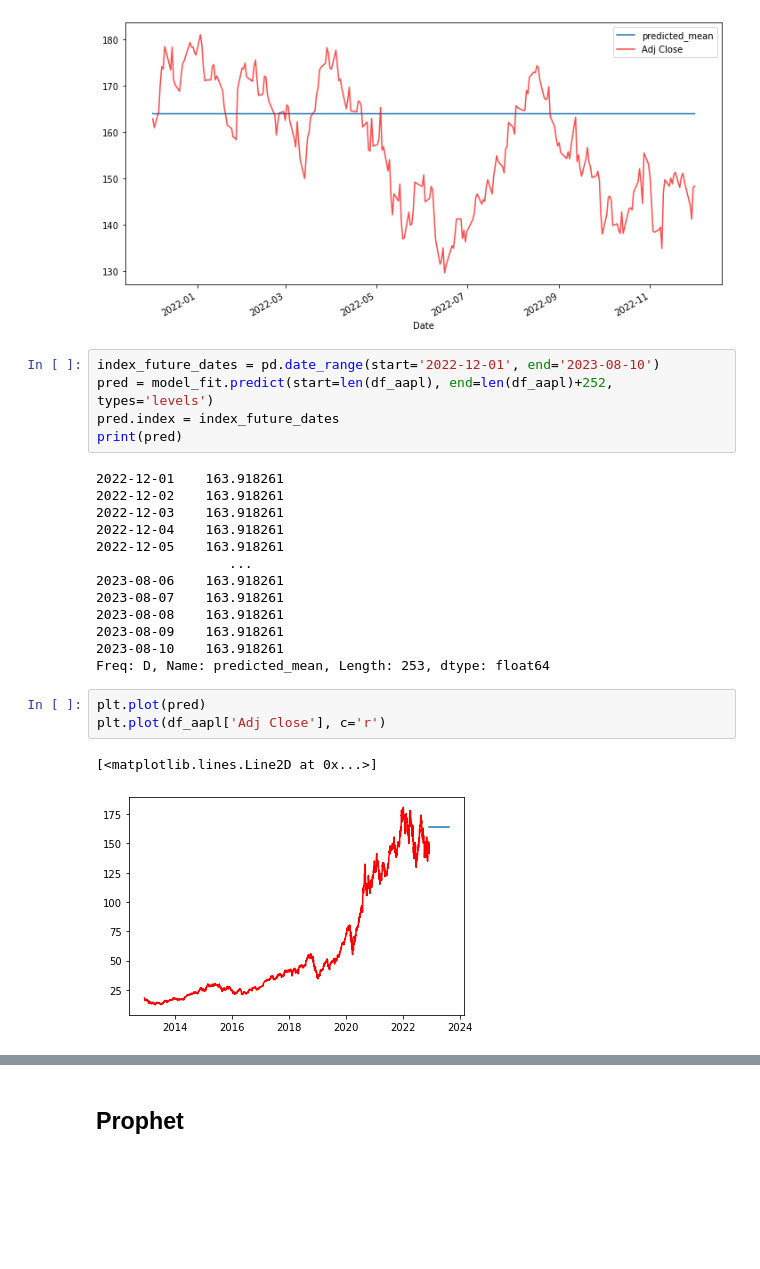
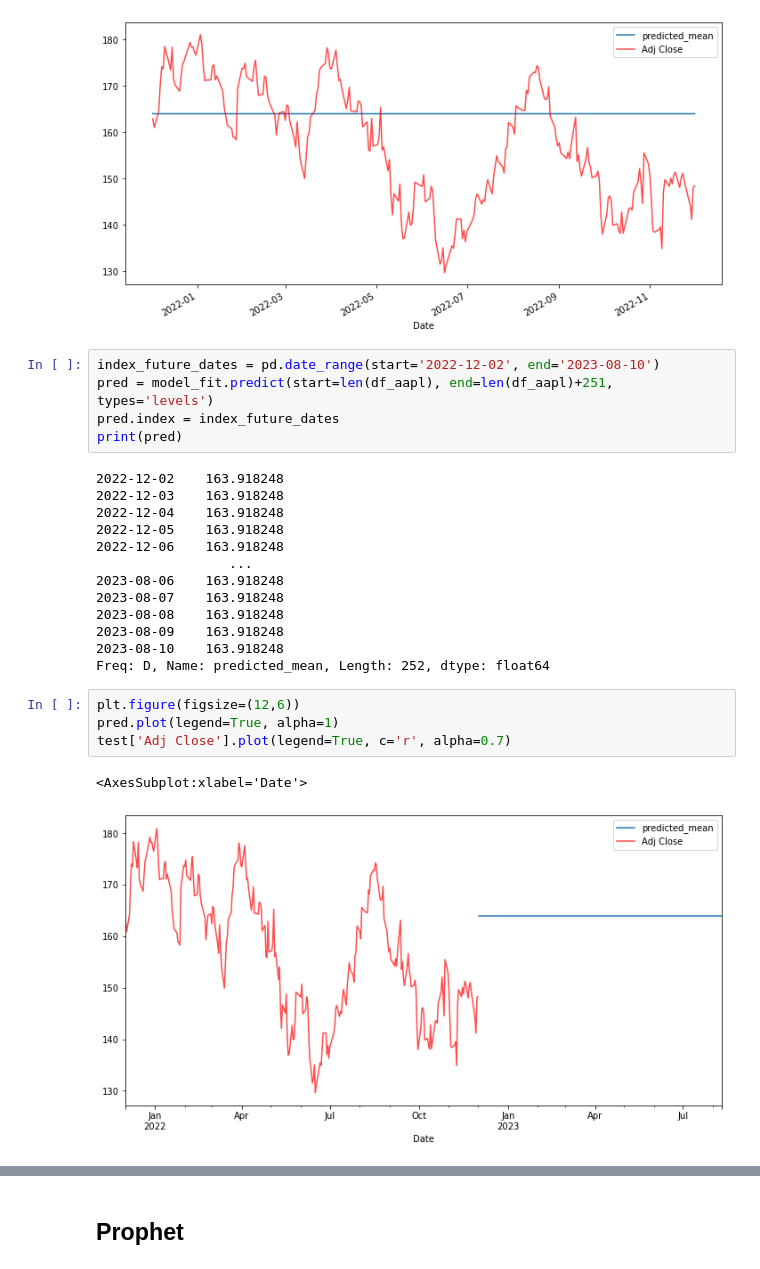
Before and after one commit to grantc00/Capstone-2, a Jupyter notebook: Capstone2.ipynb, the cells around one changed output, grey strips where cells are left out. Saved outputs shown, nothing was run; the diff lists cells and outputs as text; blank space fills up the shorter version.

```diff
--- a/Capstone2.ipynb
+++ b/Capstone2.ipynb
@@ -478,29 +458,30 @@ test['Adj Close'].plot(legend=True, c='r', alpha=0.7)
 <AxesSubplot:xlabel='Date'>
 [figure]
 # %%
-index_future_dates = pd.date_range(start='2022-12-01', end='2023-08-10')
-pred = model_fit.predict(start=len(df_aapl), end=len(df_aapl)+252, types='levels')
+index_future_dates = pd.date_range(start='2022-12-02', end='2023-08-10')
+pred = model_fit.predict(start=len(df_aapl), end=len(df_aapl)+251, types='levels')
 pred.index = index_future_dates
 print(pred)
 # %% [output]
-2022-12-01    163.918261
-2022-12-02    163.918261
-2022-12-03    163.918261
-2022-12-04    163.918261
-2022-12-05    163.918261
+2022-12-02    163.918248
+2022-12-03    163.918248
+2022-12-04    163.918248
+2022-12-05    163.918248
+2022-12-06    163.918248
                  ...
-2023-08-06    163.918261
-2023-08-07    163.918261
-2023-08-08    163.918261
-2023-08-09    163.918261
-2023-08-10    163.918261
-Freq: D, Name: predicted_mean, Length: 253, dtype: float64
+2023-08-06    163.918248
+2023-08-07    163.918248
+2023-08-08    163.918248
+2023-08-09    163.918248
+2023-08-10    163.918248
+Freq: D, Name: predicted_mean, Length: 252, dtype: float64
-# %%
-plt.plot(pred)
-plt.plot(df_aapl['Adj Close'], c='r')
-# %% [output]
-[<matplotlib.lines.Line2D at 0x...>]
-[figure, removed]
+# %%
+plt.figure(figsize=(12,6))
+pred.plot(legend=True, alpha=1)
+test['Adj Close'].plot(legend=True, c='r', alpha=0.7)
+# %% [output]
+<AxesSubplot:xlabel='Date'>
+[figure, added]
 # %%
 rmse = math.sqrt(mean_squared_error(pred, test['Adj Close']))
 print("The root mean squared error is {}.".format(rmse))
```
Also changed, not shown: parts of 26 cells of this notebook, 1 other file.
